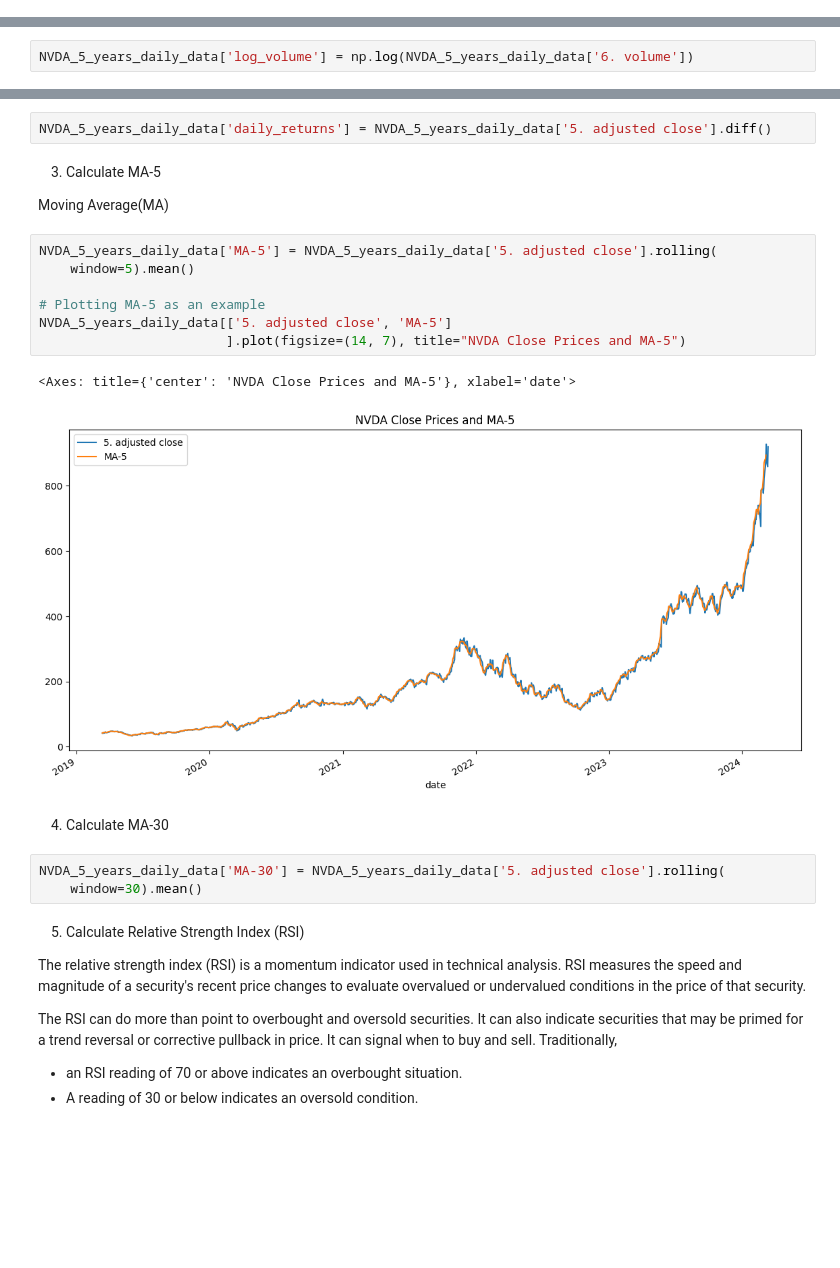
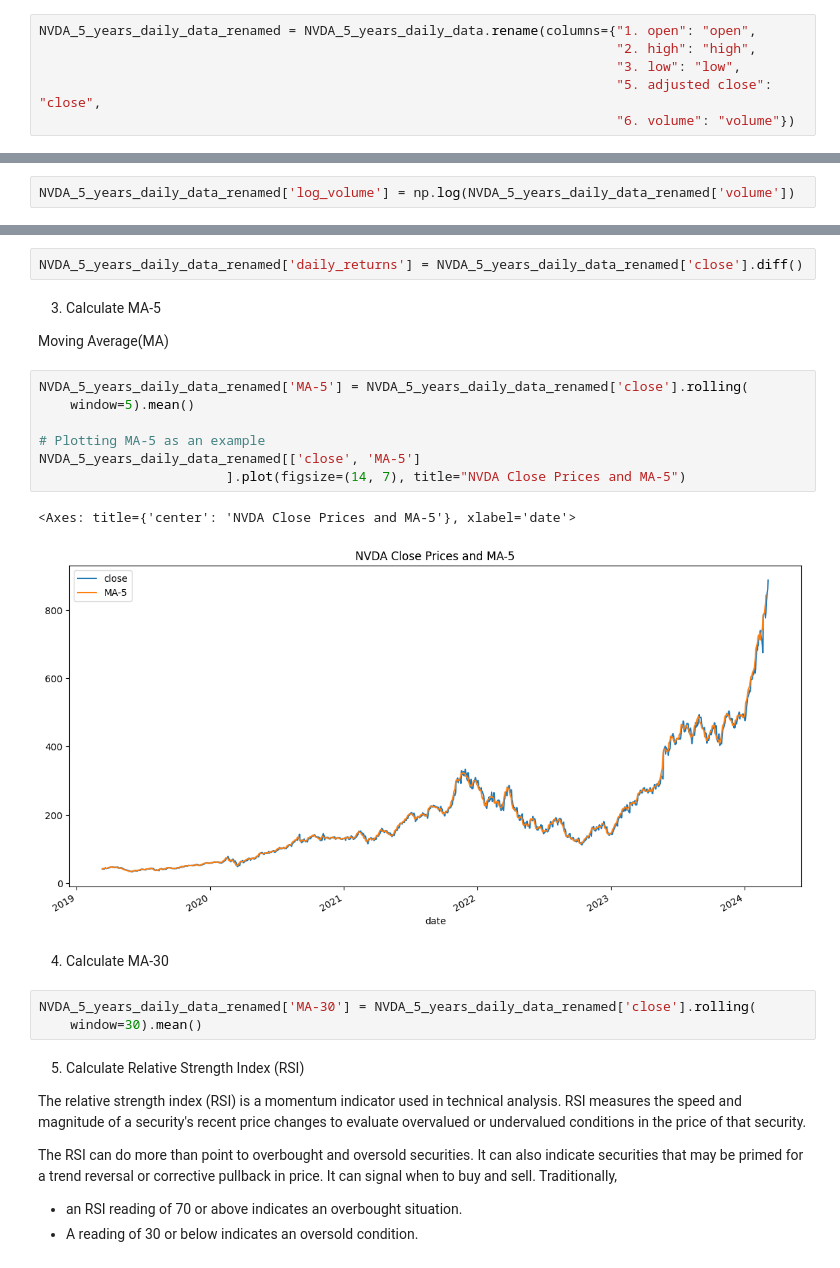
Before and after one commit to LibertyChaser/price_prediction, a Jupyter notebook: code/notebooks/w3_feature_engineering.ipynb, the cells around one changed output, grey strips where cells are left out. Cells and saved outputs as stored; diff of their text form; blank space fills up the shorter version.

```diff
--- a/code/notebooks/w3_feature_engineering.ipynb
+++ b/code/notebooks/w3_feature_engineering.ipynb
@@ -9,3 +9,9 @@ row_data_path = '../../data/row/'
 processed_data_path = '../../data/processed/'
 NVDA_5_years_daily_data = pd.read_csv(
     row_data_path + 'NVDA_5_years_daily_data.csv', index_col='date', parse_dates=True)
+# %%
+NVDA_5_years_daily_data_renamed = NVDA_5_years_daily_data.rename(columns={"1. open": "open",
+                                                                          "2. high": "high",
+                                                                          "3. low": "low",
+                                                                          "5. adjusted close": "close",
+                                                                          "6. volume": "volume"})
@@ -23,29 +32,29 @@ df = ta.add_all_ta_features(df=NVDA_5_years_daily_data.copy(),
 # %% [markdown]
 1. Convert volume to log space
 # %%
-NVDA_5_years_daily_data['log_volume'] = np.log(NVDA_5_years_daily_data['6. volume'])
+NVDA_5_years_daily_data_renamed['log_volume'] = np.log(NVDA_5_years_daily_data_renamed['volume'])
 # %% [markdown]
 2. Compute daily returns (difference)
 # %%
-NVDA_5_years_daily_data['daily_returns'] = NVDA_5_years_daily_data['5. adjusted close'].diff()
+NVDA_5_years_daily_data_renamed['daily_returns'] = NVDA_5_years_daily_data_renamed['close'].diff()
 # %% [markdown]
 3. Calculate MA-5
 
 Moving Average(MA)
 # %%
-NVDA_5_years_daily_data['MA-5'] = NVDA_5_years_daily_data['5. adjusted close'].rolling(
+NVDA_5_years_daily_data_renamed['MA-5'] = NVDA_5_years_daily_data_renamed['close'].rolling(
     window=5).mean()
 
 # Plotting MA-5 as an example
-NVDA_5_years_daily_data[['5. adjusted close', 'MA-5']
+NVDA_5_years_daily_data_renamed[['close', 'MA-5']
                         ].plot(figsize=(14, 7), title="NVDA Close Prices and MA-5")
 # %% [output]
 <Axes: title={'center': 'NVDA Close Prices and MA-5'}, xlabel='date'>
-[figure, old version]
+[figure, new version]
 # %% [markdown]
 4. Calculate MA-30
 # %%
-NVDA_5_years_daily_data['MA-30'] = NVDA_5_years_daily_data['5. adjusted close'].rolling(
+NVDA_5_years_daily_data_renamed['MA-30'] = NVDA_5_years_daily_data_renamed['close'].rolling(
     window=30).mean()
 # %% [markdown]
 5. Calculate Relative Strength Index (RSI)
```
Also changed, not shown: parts of 30 cells of this notebook.
